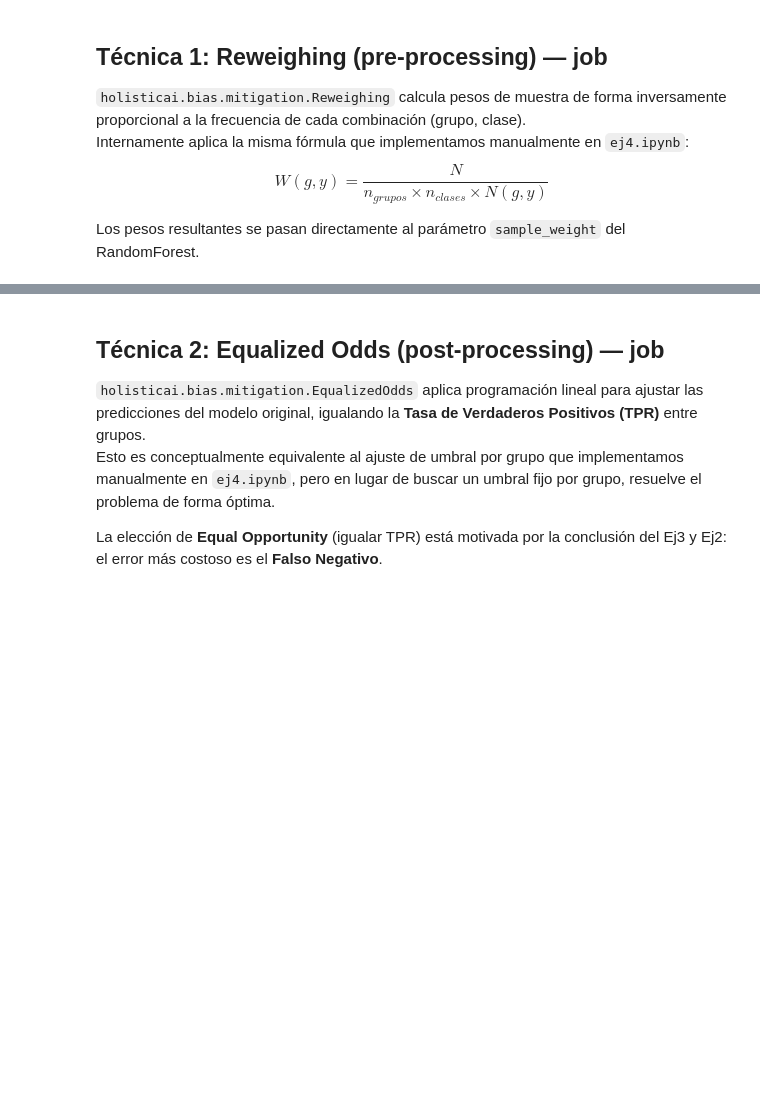
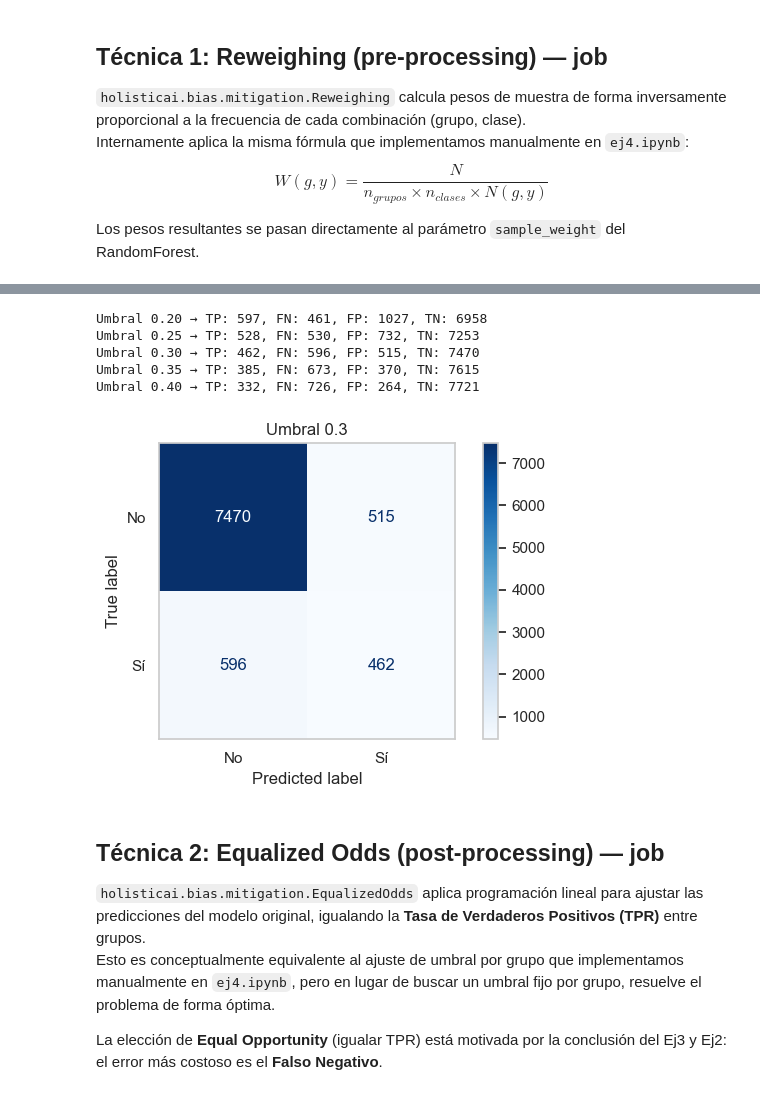
Before and after one commit to eltanook/bank-marketing, a Jupyter notebook: ej4.ipynb, the cells around one changed output, grey strips where cells are left out. Cells and saved outputs as stored; diff of their text form; code cells hidden in the pictures; blank space fills up the shorter version.

```diff
--- a/ej4.ipynb
+++ b/ej4.ipynb
@@ -203,3 +210,25 @@ Accuracy Difference                 0.001771          0
+# %%
+# Obtener probabilidades
+y_proba = modelo_orig.predict_proba(X_test)[:, 1]  # probabilidad de clase positiva
+
+# Probar distintos umbrales
+for umbral in [0.2, 0.25, 0.3, 0.35, 0.4]:
+    y_pred_thresh = (y_proba >= umbral).astype(int)
+    tn, fp, fn, tp = confusion_matrix(y_test, y_pred_thresh).ravel()
+    print(f"Umbral {umbral:.2f} → TP: {tp}, FN: {fn}, FP: {fp}, TN: {tn}")
+# %% [output]
+Umbral 0.20 → TP: 597, FN: 461, FP: 1027, TN: 6958
+Umbral 0.25 → TP: 528, FN: 530, FP: 732, TN: 7253
+Umbral 0.30 → TP: 462, FN: 596, FP: 515, TN: 7470
+Umbral 0.35 → TP: 385, FN: 673, FP: 370, TN: 7615
+Umbral 0.40 → TP: 332, FN: 726, FP: 264, TN: 7721
+# %%
+umbral_elegido = 0.3  # por ejemplo
+y_pred_final = (y_proba >= umbral_elegido).astype(int)
+
+plot_confusion_matrix(y_test, y_pred_final, f'Umbral {umbral_elegido}')
+# %% [output]
+[figure, added]
 # %% [markdown]
 ## Técnica 2: Equalized Odds (post-processing) — job
 
```
Also changed, not shown: parts of 5 cells of this notebook.
